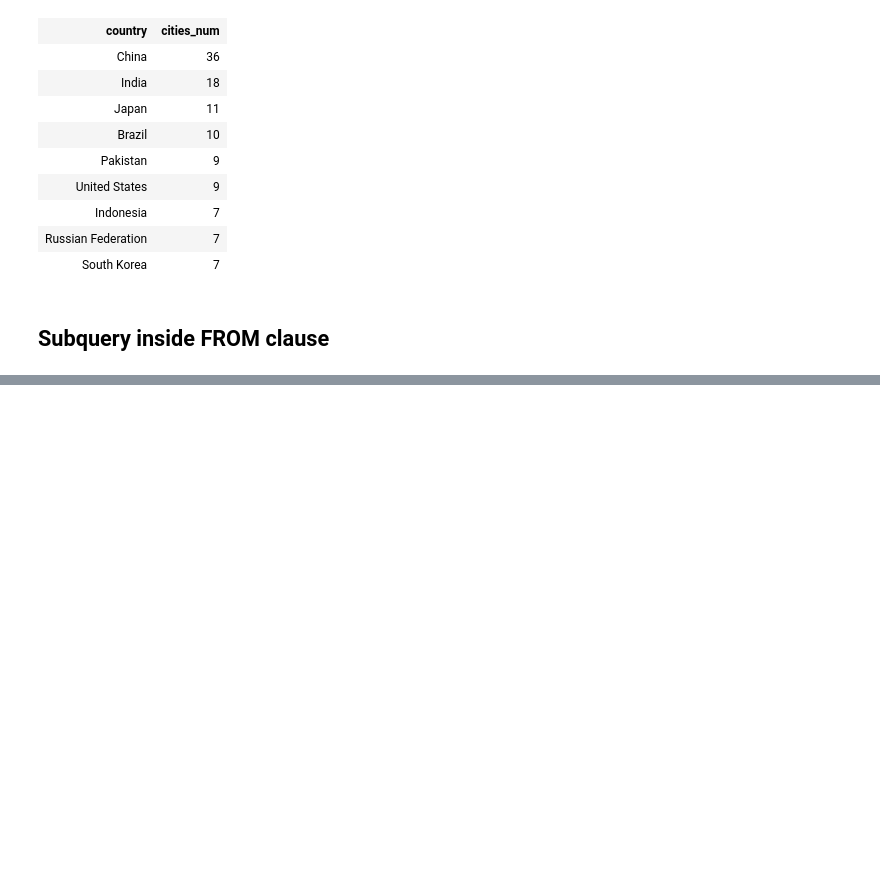
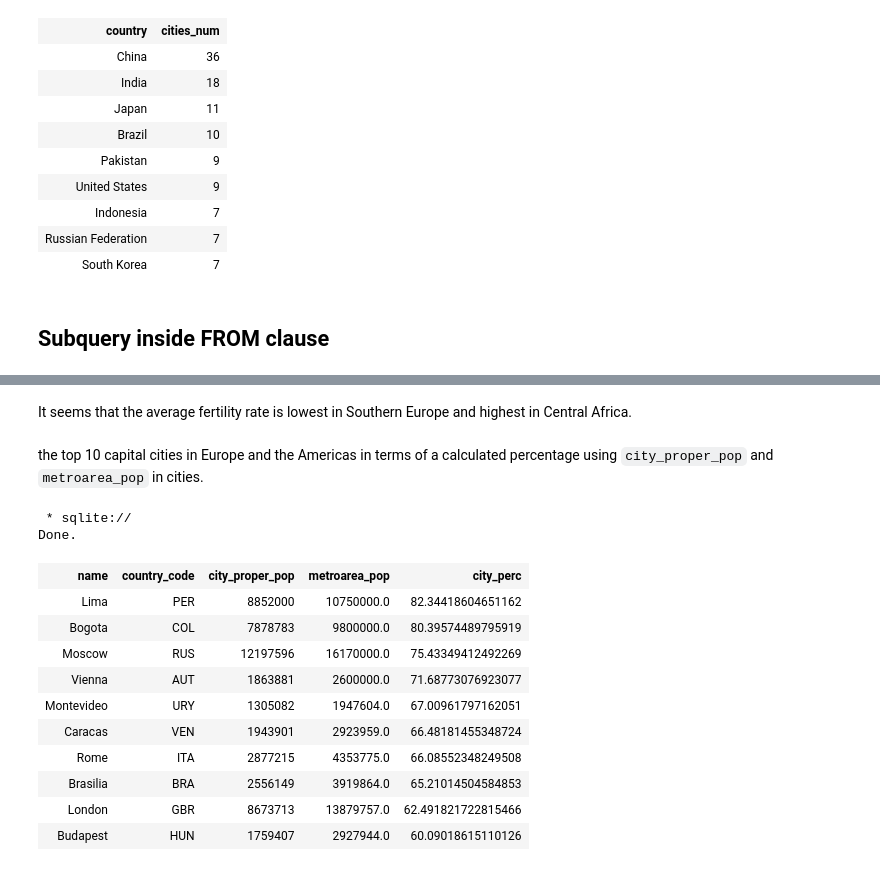
Before and after one commit to VictorOmondi1997/Joining-Data-in-SQL, a Jupyter notebook: Joining Data in SQL.ipynb, the cells around one changed output, grey strips where cells are left out. Drawn from its saved outputs; the diff is of its cells as text; code cells hidden in the pictures; blank space fills up the shorter version.

```diff
--- a/Joining Data in SQL.ipynb
+++ b/Joining Data in SQL.ipynb
@@ -1876,0 +2187,38 @@ Done.
+# %% [markdown]
+It seems that the average fertility rate is lowest in Southern Europe and highest in Central Africa.
+# %% [markdown]
+the top 10 capital cities in Europe and the Americas in terms of a calculated percentage using `city_proper_pop` and `metroarea_pop` in cities.
+# %%
+%%sql
+-- Select fields
+SELECT name, country_code, city_proper_pop, metroarea_pop,
+      -- Calculate city_perc
+     city_proper_pop  / metroarea_pop * 100 AS city_perc
+  -- From appropriate table
+  FROM cities
+  -- Where
+  WHERE name IN
+    -- Subquery
+    (SELECT capital
+     FROM countries
+     WHERE (continent = 'Europe'
+        OR continent LIKE '%America'))
+       AND metroarea_pop IS NOT NULL
+-- Order appropriately
+ORDER BY city_perc DESC
+-- Limit amount
+LIMIT 10;
+# %% [output]
+ * sqlite://
+Done.
+| name | country_code | city_proper_pop | metroarea_pop | city_perc |
+| Lima | PER | 8852000 | 10750000.0 | 82.34418604651162 |
+| Bogota | COL | 7878783 | 9800000.0 | 80.39574489795919 |
+| Moscow | RUS | 12197596 | 16170000.0 | 75.43349412492269 |
+| Vienna | AUT | 1863881 | 2600000.0 | 71.68773076923077 |
+| Montevideo | URY | 1305082 | 1947604.0 | 67.00961797162051 |
+| Caracas | VEN | 1943901 | 2923959.0 | 66.48181455348724 |
+| Rome | ITA | 2877215 | 4353775.0 | 66.08552348249508 |
+| Brasilia | BRA | 2556149 | 3919864.0 | 65.21014504584853 |
+| London | GBR | 8673713 | 13879757.0 | 62.491821722815466 |
+| Budapest | HUN | 1759407 | 2927944.0 | 60.09018615110126 |
```
Also changed, not shown: parts of 27 cells of this notebook.
